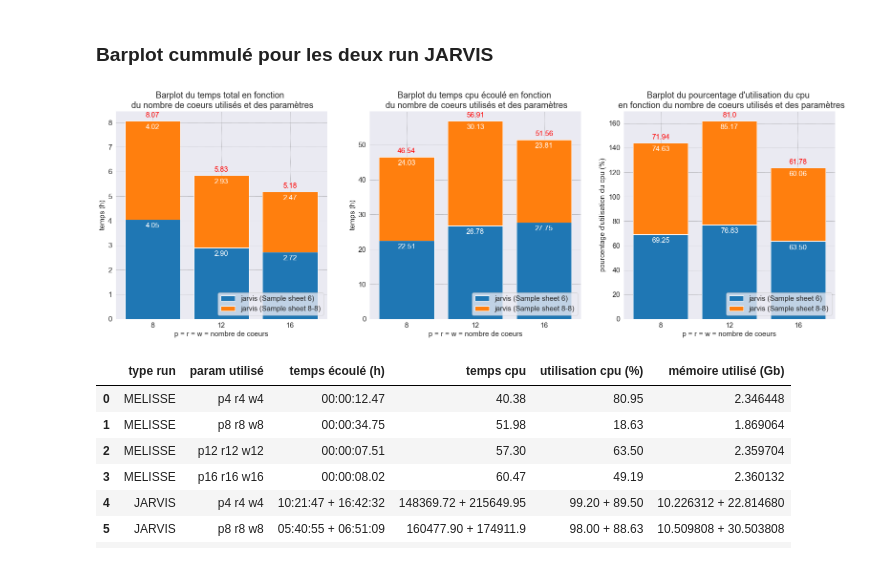
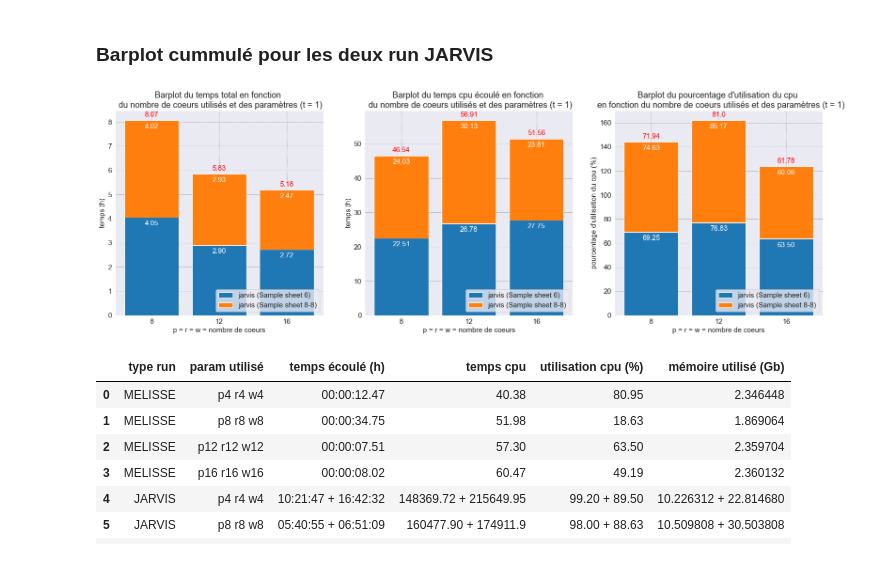
Before and after one commit to w2994a/cahier_labo_cns, a Jupyter notebook: bcl2fastq_bcl-convert/notebook_bcl2fastq_vs_bcl-convert.ipynb, the cells around one changed output. Saved outputs shown, nothing was run; the diff lists cells and outputs as text; code cells hidden in the pictures.

```diff
--- a/bcl2fastq_bcl-convert/notebook_bcl2fastq_vs_bcl-convert.ipynb
+++ b/bcl2fastq_bcl-convert/notebook_bcl2fastq_vs_bcl-convert.ipynb
@@ -729,37 +729,37 @@ plt.rc("font", size=15)
 
 bar1 = ax[0].bar(labels, time_jarvis_1, label="jarvis (Sample sheet 6)")
 bar2 = ax[0].bar(labels, time_jarvis_2, bottom=time_jarvis_1, label="jarvis (Sample sheet 8-8)")
-ax[0].set_title("Barplot du temps total en fonction \n du nombre de coeurs utilisés et des paramètres")
+ax[0].set_title("Barplot du temps total en fonction \n du nombre de coeurs utilisés et des paramètres (t = 1)")
 ax[0].set_xlabel("p = r = w = nombre de coeurs")
 ax[0].set_ylabel("temps (h)")
 ax[0].bar_label(bar1, padding=-20, fmt="%.2f", color="white")
 ax[0].bar_label(bar2, labels=np.round(time_jarvis_2, 2), padding=-20, fmt="%.2f", color="white")
 ax[0].bar_label(bar2, labels=np.round(time_jarvis_sum, 2), padding=5, fmt="%.2f", color="red")
 ax[0].legend(loc=4)
 
 bar3 = ax[1].bar(labels, cpu_time_jarvis_1, label="jarvis (Sample sheet 6)")
 bar4 = ax[1].bar(labels, cpu_time_jarvis_2, bottom=cpu_time_jarvis_1, label="jarvis (Sample sheet 8-8)")
-ax[1].set_title("Barplot du temps cpu écoulé en fonction \n du nombre de coeurs utilisés et des paramètres")
+ax[1].set_title("Barplot du temps cpu écoulé en fonction \n du nombre de coeurs utilisés et des paramètres (t = 1)")
 ax[1].set_xlabel("p = r = w = nombre de coeurs")
 ax[1].set_ylabel("temps (h)")
 ax[1].bar_label(bar3, padding=-20, fmt="%.2f", color="white")
 ax[1].bar_label(bar4, labels=np.round(cpu_time_jarvis_2, 2), padding=-20, fmt="%.2f", color="white")
 ax[1].bar_label(bar4, labels=np.round(cpu_time_jarvis_sum, 2), padding=5, fmt="%.2f", color="red")
 ax[1].legend(loc=4)
 
 bar5 = ax[2].bar(labels, cpu_jarvis_1, label="jarvis (Sample sheet 6)")
 bar6 = ax[2].bar(labels, cpu_jarvis_2, bottom=cpu_jarvis_1, label="jarvis (Sample sheet 8-8)")
-ax[2].set_title("Barplot du pourcentage d'utilisation du cpu \n  en fonction du nombre de coeurs utilisés et des paramètres")
+ax[2].set_title("Barplot du pourcentage d'utilisation du cpu \n  en fonction du nombre de coeurs utilisés et des paramètres (t = 1)")
 ax[2].set_xlabel("p = r = w = nombre de coeurs")
 ax[2].set_ylabel("pourcentage d'utilisation du cpu (%)")
 ax[2].bar_label(bar5, padding=-20, fmt="%.2f", color="white")
 ax[2].bar_label(bar6, labels=np.round(cpu_jarvis_2, 2), padding=-20, fmt="%.2f", color="white")
 ax[2].bar_label(bar6, labels=np.round(cpu_jarvis_sum, 2), padding=5, fmt="%.2f", color="red")
 ax[2].legend(loc=4)
 
 plt.savefig("img/barplot_cum_bcl-convert.png", transparent=False);
 # %% [output]
-[figure, old version]
+[figure, new version]
 # %%
 time_conv = [bcl_convert["temps écoulé (h)"][i][:] for i in range(len(bcl_convert))]
 time_conv = [time.split(" + ") for time in time_conv]
```
Also changed, not shown: parts of 3 cells of this notebook, 7 other files.
